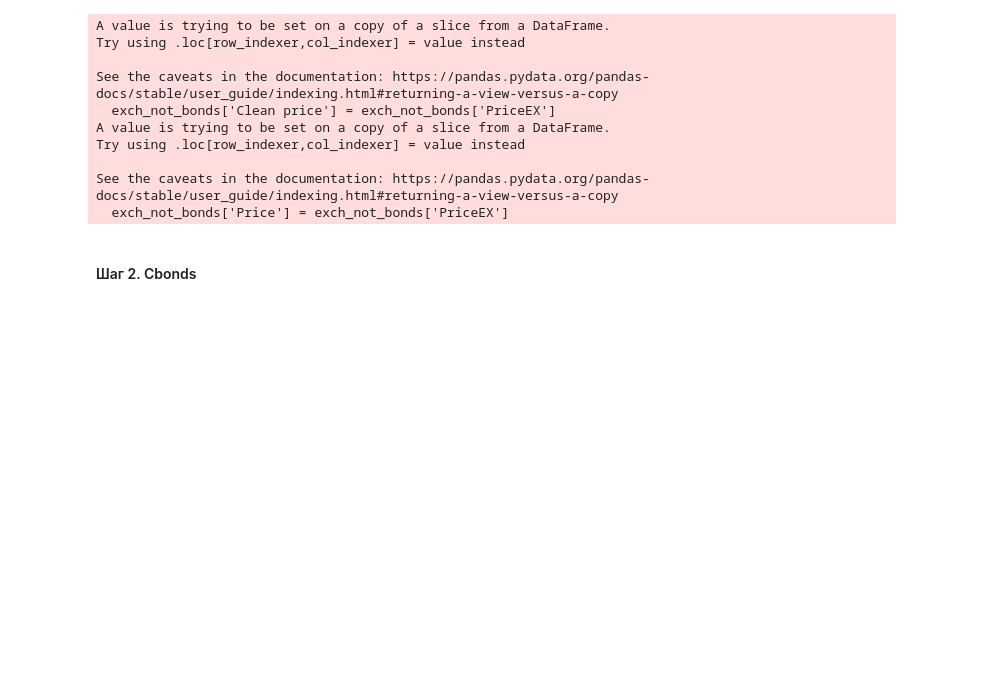
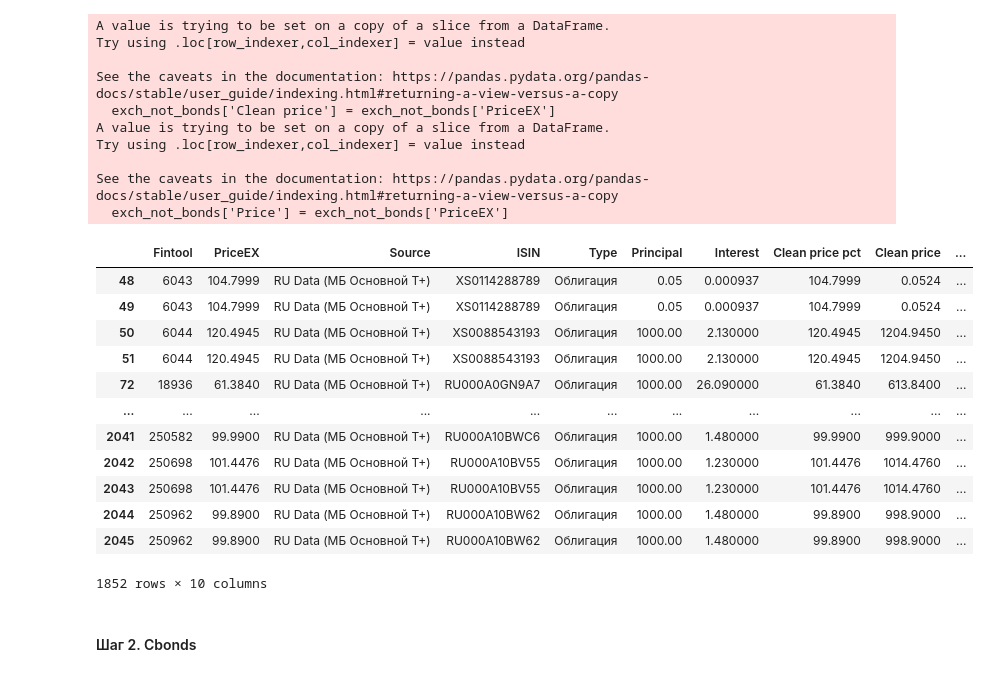
Before and after one commit to alexkobz/insurance, a Jupyter notebook: prices.ipynb, the cells around one changed output. Cells and saved outputs as stored; diff of their text form; code cells hidden in the pictures; blank space fills up the shorter version.

```diff
--- a/prices.ipynb
+++ b/prices.ipynb
@@ -151,2 +126,0 @@ Wall time: 28min 31s
-# %%
-EndOfDay['report_monthyear'] = last_day_month.strftime("%m%Y")
@@ -331,0 +349,4 @@ exch_prices = exch_prices.merge(TransformFintoolReferenceData[["Fintool", "ISIN"
+# %%
+exch_prices = EndOfDay.merge(
+    ExchangeTree[['id', 'fullname_rus']], how='left', left_on='id_trade_site', right_on='id')[['fintoolId', 'last', 'fullname_rus']]
+exch_prices
@@ -365,6 +400,22 @@ Try using .loc[row_indexer,col_indexer] = value instead
 
 See the caveats in the documentation: https://pandas.pydata.org/pandas-docs/stable/user_guide/indexing.html#returning-a-view-versus-a-copy
   exch_not_bonds['Price'] = exch_not_bonds['PriceEX']
+# %%
+exch_bonds
+# %% [output]
+|  | Fintool | PriceEX | Source | ISIN | Type | Principal | Interest | Clean price pct | Clean price | ... |
+| 48 | 6043 | 104.7999 | RU Data (МБ Основной Т+) | XS0114288789 | Облигация | 0.05 | 0.000937 | 104.7999 | 0.0524 | ... |
+| 49 | 6043 | 104.7999 | RU Data (МБ Основной Т+) | XS0114288789 | Облигация | 0.05 | 0.000937 | 104.7999 | 0.0524 | ... |
+| 50 | 6044 | 120.4945 | RU Data (МБ Основной Т+) | XS0088543193 | Облигация | 1000.00 | 2.130000 | 120.4945 | 1204.9450 | ... |
+| 51 | 6044 | 120.4945 | RU Data (МБ Основной Т+) | XS0088543193 | Облигация | 1000.00 | 2.130000 | 120.4945 | 1204.9450 | ... |
+| 72 | 18936 | 61.3840 | RU Data (МБ Основной Т+) | RU000A0GN9A7 | Облигация | 1000.00 | 26.090000 | 61.3840 | 613.8400 | ... |
+| ... | ... | ... | ... | ... | ... | ... | ... | ... | ... | ... |
+| 2041 | 250582 | 99.9900 | RU Data (МБ Основной Т+) | RU000A10BWC6 | Облигация | 1000.00 | 1.480000 | 99.9900 | 999.9000 | ... |
+| 2042 | 250698 | 101.4476 | RU Data (МБ Основной Т+) | RU000A10BV55 | Облигация | 1000.00 | 1.230000 | 101.4476 | 1014.4760 | ... |
+| 2043 | 250698 | 101.4476 | RU Data (МБ Основной Т+) | RU000A10BV55 | Облигация | 1000.00 | 1.230000 | 101.4476 | 1014.4760 | ... |
+| 2044 | 250962 | 99.8900 | RU Data (МБ Основной Т+) | RU000A10BW62 | Облигация | 1000.00 | 1.480000 | 99.8900 | 998.9000 | ... |
+| 2045 | 250962 | 99.8900 | RU Data (МБ Основной Т+) | RU000A10BW62 | Облигация | 1000.00 | 1.480000 | 99.8900 | 998.9000 | ... |
+1852 rows × 10 columns
 # %%
 Prices.update(exch_bonds.drop_duplicates().set_index("ISIN"))
 Prices.update(exch_not_bonds.drop_duplicates().set_index("ISIN"))
```
Also changed, not shown: parts of 33 cells of this notebook, 16 other files.
